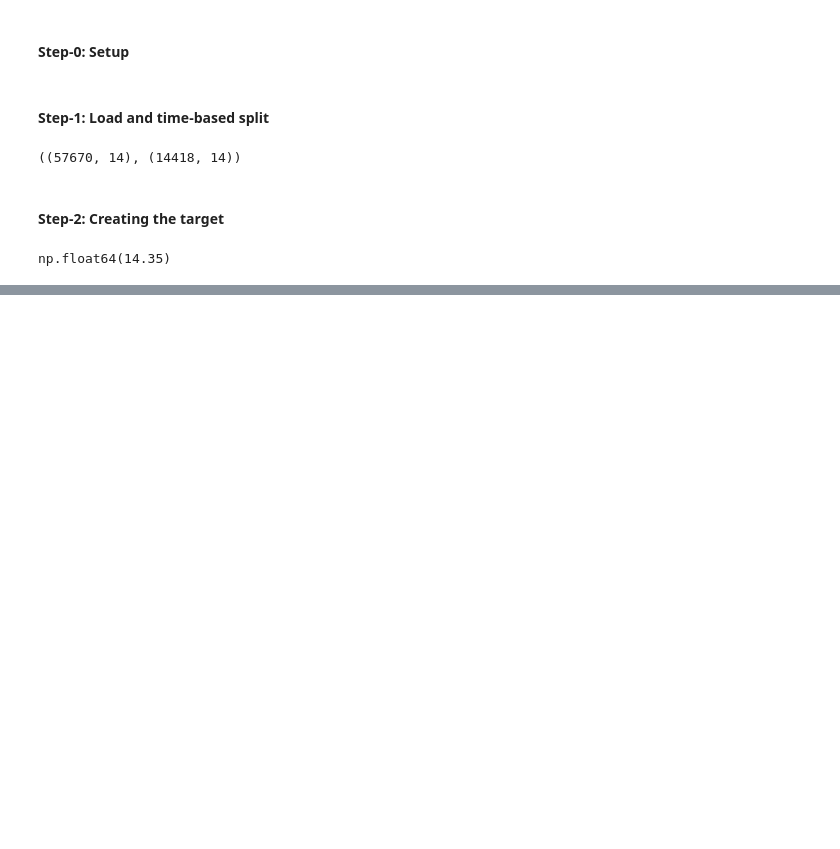
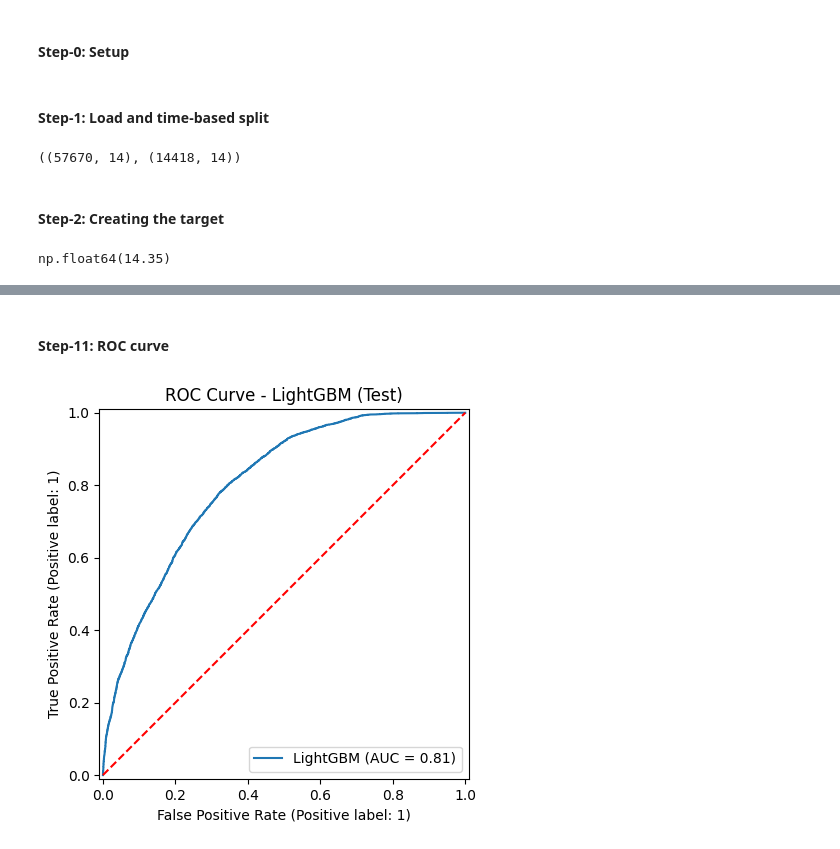
Before and after one commit to vishnu-kashyap-k/ev-charging-demand-prediction, a Jupyter notebook: notebooks/07_classification.ipynb, the cells around one changed output, grey strips where cells are left out. Saved outputs shown, nothing was run; the diff lists cells and outputs as text; code cells hidden in the pictures; blank space fills up the shorter version.

```diff
--- a/notebooks/07_classification.ipynb
+++ b/notebooks/07_classification.ipynb
@@ -54,0 +261,10 @@ np.float64(14.35)
+# %% [markdown]
+#### Step-11: ROC curve
+# %%
+# Trade-off between true positive and false positive rate
+RocCurveDisplay.from_predictions(y_test, y_prob, name='LightGBM')
+plt.plot([0, 1], [0, 1], 'r--')
+plt.title('ROC Curve - LightGBM (Test)')
+plt.show()
+# %% [output]
+[figure, added]
```
Also changed, not shown: parts of 46 cells of this notebook.
